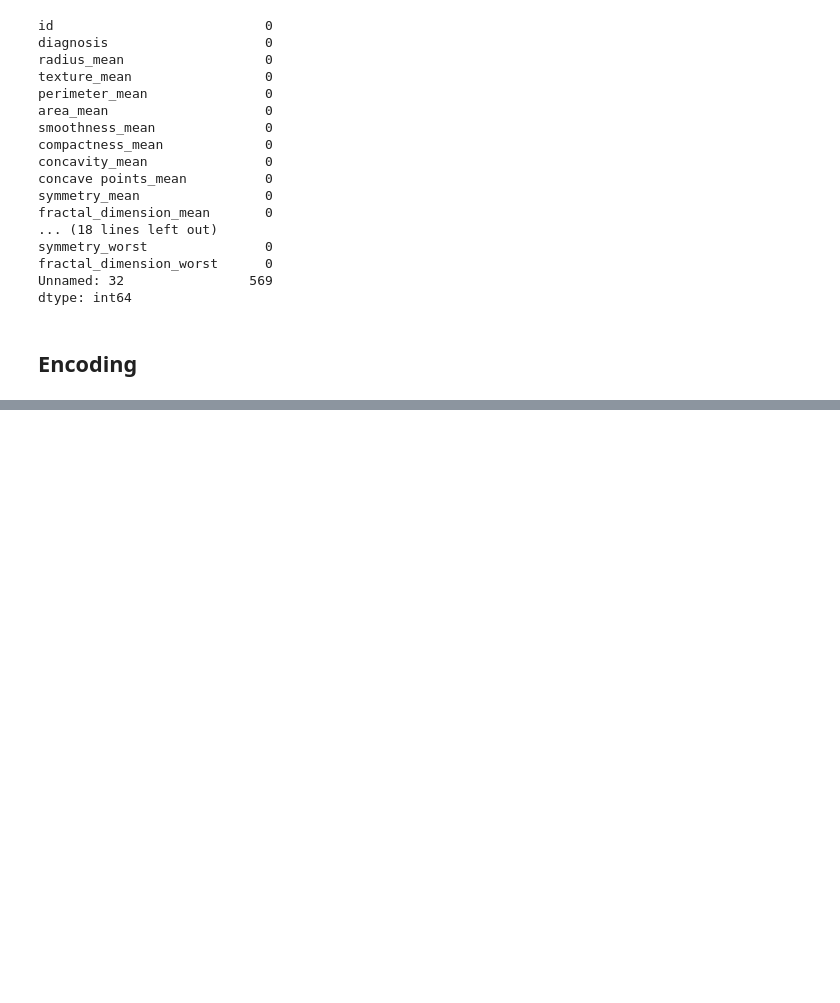
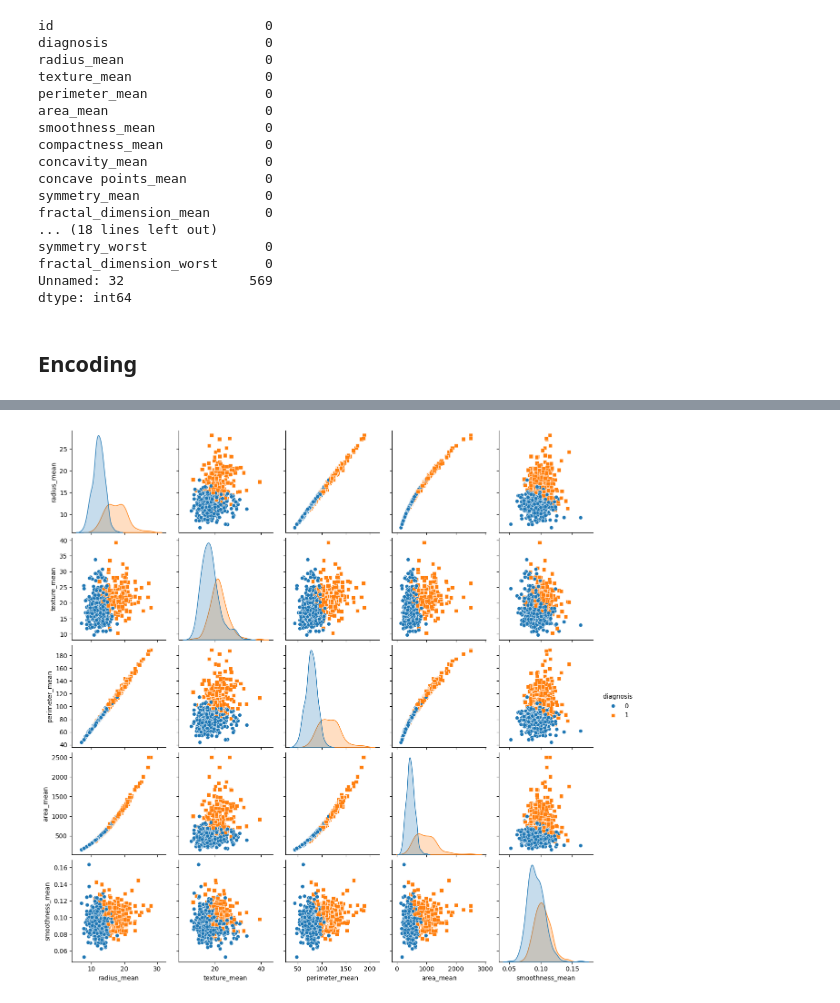
Before and after one commit to omarshakir8/Breast-Cancer-Classification-System, a Jupyter notebook: BCP Model.ipynb, the cells around one changed output, grey strips where cells are left out. Cells and saved outputs as stored; diff of their text form; code cells hidden in the pictures; blank space fills up the shorter version.

```diff
--- a/BCP Model.ipynb
+++ b/BCP Model.ipynb
@@ -126,0 +180,6 @@ X_test = scaler.transform(X_test)
+# %%
+subset_features = ['radius_mean', 'texture_mean', 'perimeter_mean', 'area_mean', 'smoothness_mean', 'diagnosis']
+sns.pairplot(breast[subset_features], hue='diagnosis', markers=["o", "s"])
+plt.show()
+# %% [output]
+[figure, added]
```
Also changed, not shown: parts of 16 cells of this notebook.
